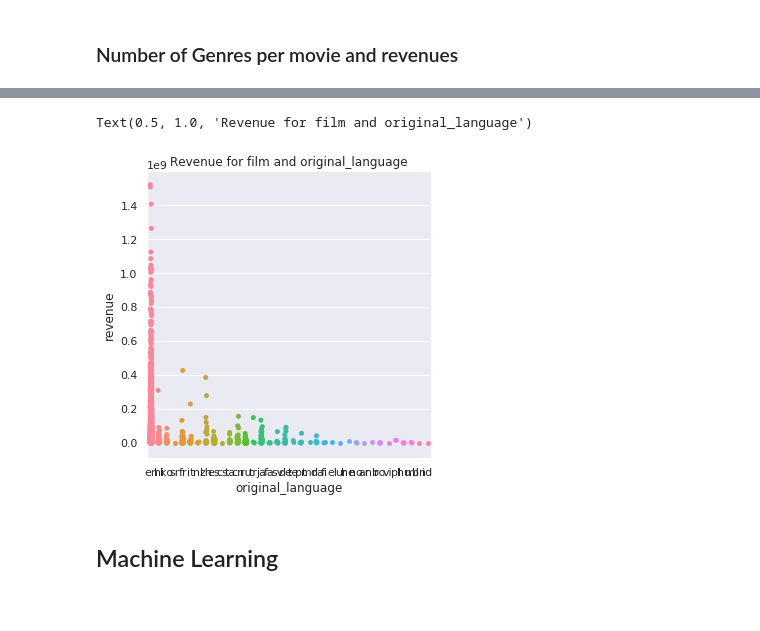
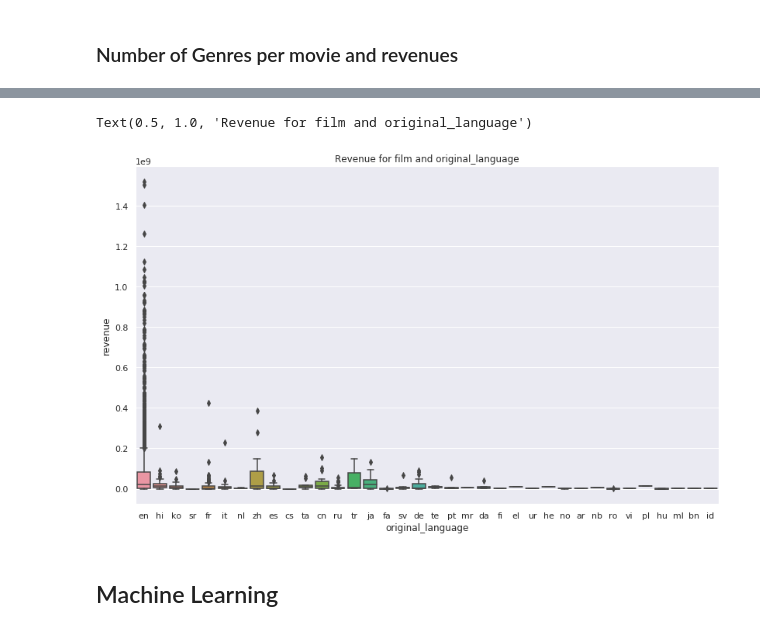
Before and after one commit to praxitelisk/TMDB-Box-Office-Prediction, a Jupyter notebook: TMDB Box Office Prediction EDA + ML.ipynb, the cells around one changed output, grey strips where cells are left out. Cells and saved outputs as stored; diff of their text form; code cells hidden in the pictures.

```diff
--- a/TMDB Box Office Prediction EDA + ML.ipynb
+++ b/TMDB Box Office Prediction EDA + ML.ipynb
@@ -329,8 +329,8 @@ Text(0.5, 1.0, 'Revenue for film with and without homepage')
 train_df["num_of_genres"] = train_df.genres_processed.apply(len)
 print(train_df["num_of_genres"].value_counts())
 
-sns.set(rc={'figure.figsize':(12, 38)})
-sns.catplot(x='num_of_genres', y='revenue', data=train_df)
+sns.set(rc={'figure.figsize':(12, 8)})
+sns.boxplot(x='num_of_genres', y='revenue', data=train_df)
 plt.title('Revenues for films with multiple genres')
 # %% [output]
 2    972
@@ -347,9 +347,10 @@ Text(0.5, 1.0, 'Revenues for films with multiple genres')
 # %%
-sns.catplot(x='original_language', y='revenue', data=train_df)
+sns.set(rc={'figure.figsize':(12, 8)})
+sns.boxplot(x='original_language', y='revenue', data=train_df)
 plt.title('Revenue for film and original_language')
 # %% [output]
 Text(0.5, 1.0, 'Revenue for film and original_language')
-[figure, old version]
+[figure, new version]
 # %% [markdown]
 ## Machine Learning
 # %% [markdown]
```
Also changed, not shown: parts of 11 cells of this notebook.
